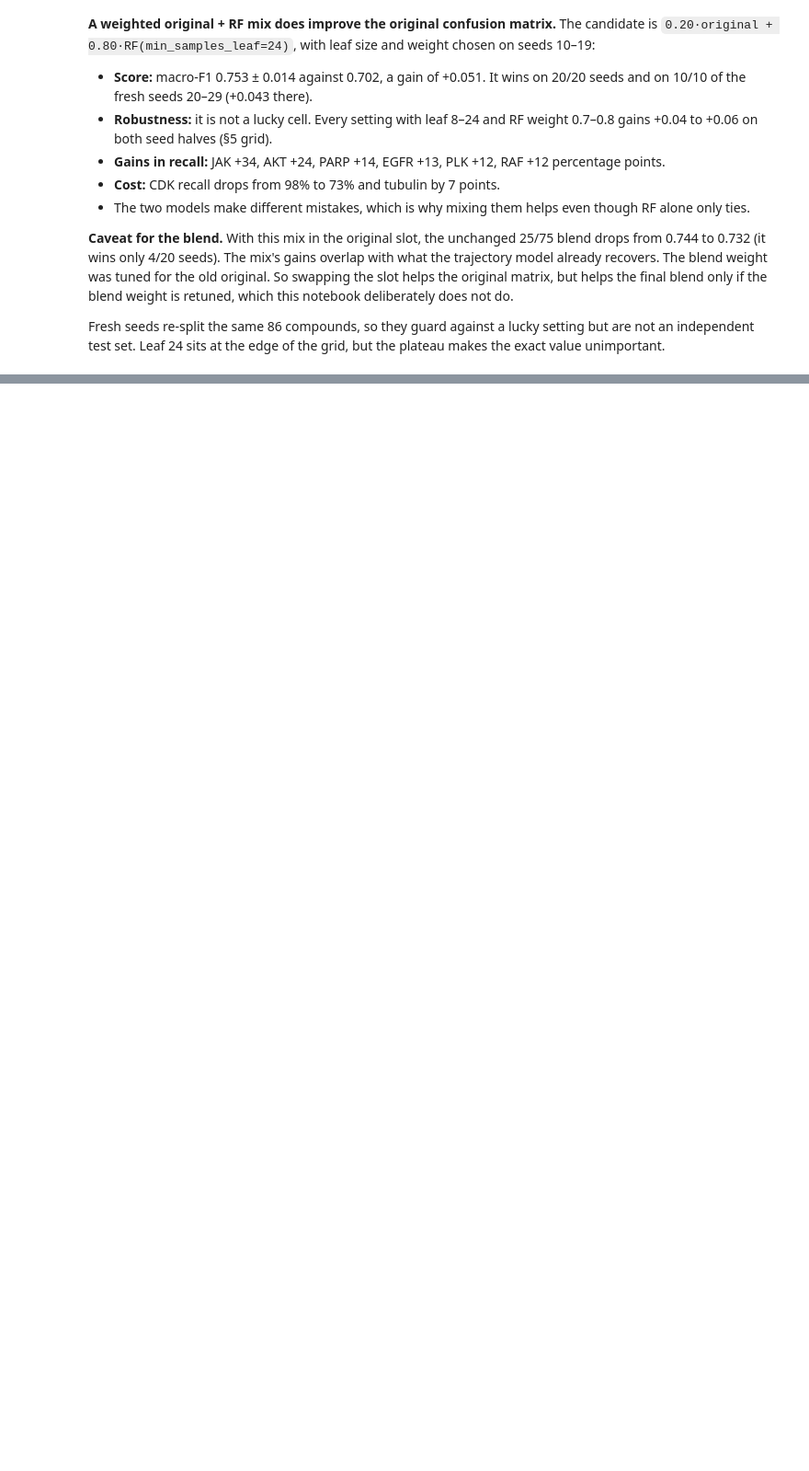
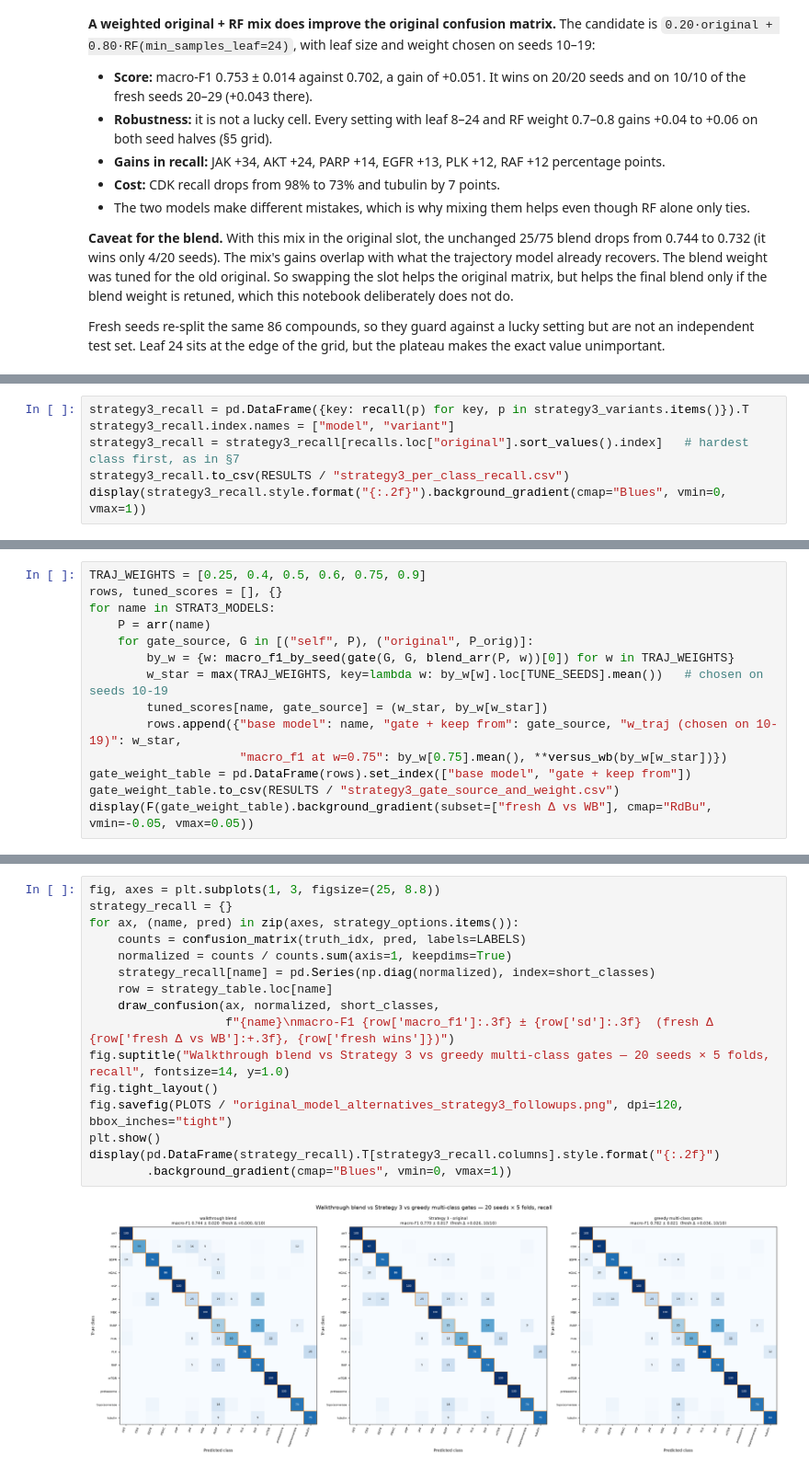
Before and after one commit to Amirreza-0/BioHackathon2026-Omics, a Jupyter notebook: notebooks/original_model_alternatives.ipynb, the cells around one changed output, grey strips where cells are left out. Shown at 92% size. Drawn from its saved outputs; the diff is of its cells as text; blank space fills up the shorter version.

```diff
--- a/notebooks/original_model_alternatives.ipynb
+++ b/notebooks/original_model_alternatives.ipynb
@@ -791,0 +904,6 @@ Fresh seeds re-split the same 86 compounds, so they guard against a lucky settin
+# %%
+strategy3_recall = pd.DataFrame({key: recall(p) for key, p in strategy3_variants.items()}).T
+strategy3_recall.index.names = ["model", "variant"]
+strategy3_recall = strategy3_recall[recalls.loc["original"].sort_values().index]   # hardest class first, as in §7
+strategy3_recall.to_csv(RESULTS / "strategy3_per_class_recall.csv")
+display(strategy3_recall.style.format("{:.2f}").background_gradient(cmap="Blues", vmin=0, vmax=1))
@@ -791,0 +1000,14 @@ Fresh seeds re-split the same 86 compounds, so they guard against a lucky settin
+# %%
+TRAJ_WEIGHTS = [0.25, 0.4, 0.5, 0.6, 0.75, 0.9]
+rows, tuned_scores = [], {}
+for name in STRAT3_MODELS:
+    P = arr(name)
+    for gate_source, G in [("self", P), ("original", P_orig)]:
+        by_w = {w: macro_f1_by_seed(gate(G, G, blend_arr(P, w))[0]) for w in TRAJ_WEIGHTS}
+        w_star = max(TRAJ_WEIGHTS, key=lambda w: by_w[w].loc[TUNE_SEEDS].mean())   # chosen on seeds 10-19
+        tuned_scores[name, gate_source] = (w_star, by_w[w_star])
+        rows.append({"base model": name, "gate + keep from": gate_source, "w_traj (chosen on 10-19)": w_star,
+                     "macro_f1 at w=0.75": by_w[0.75].mean(), **versus_wb(by_w[w_star])})
+gate_weight_table = pd.DataFrame(rows).set_index(["base model", "gate + keep from"])
+gate_weight_table.to_csv(RESULTS / "strategy3_gate_source_and_weight.csv")
+display(F(gate_weight_table).background_gradient(subset=["fresh Δ vs WB"], cmap="RdBu", vmin=-0.05, vmax=0.05))
@@ -791,0 +1078,18 @@ Fresh seeds re-split the same 86 compounds, so they guard against a lucky settin
+# %%
+fig, axes = plt.subplots(1, 3, figsize=(25, 8.8))
+strategy_recall = {}
+for ax, (name, pred) in zip(axes, strategy_options.items()):
+    counts = confusion_matrix(truth_idx, pred, labels=LABELS)
+    normalized = counts / counts.sum(axis=1, keepdims=True)
+    strategy_recall[name] = pd.Series(np.diag(normalized), index=short_classes)
+    row = strategy_table.loc[name]
+    draw_confusion(ax, normalized, short_classes,
+                   f"{name}\nmacro-F1 {row['macro_f1']:.3f} ± {row['sd']:.3f}  (fresh Δ {row['fresh Δ vs WB']:+.3f}, {row['fresh wins']})")
+fig.suptitle("Walkthrough blend vs Strategy 3 vs greedy multi-class gates — 20 seeds × 5 folds, recall", fontsize=14, y=1.0)
+fig.tight_layout()
+fig.savefig(PLOTS / "original_model_alternatives_strategy3_followups.png", dpi=120, bbox_inches="tight")
+plt.show()
+display(pd.DataFrame(strategy_recall).T[strategy3_recall.columns].style.format("{:.2f}")
+        .background_gradient(cmap="Blues", vmin=0, vmax=1))
+# %% [output]
+[figure, added]
```
Also changed, not shown: parts of 9 cells of this notebook, 27 other files.
